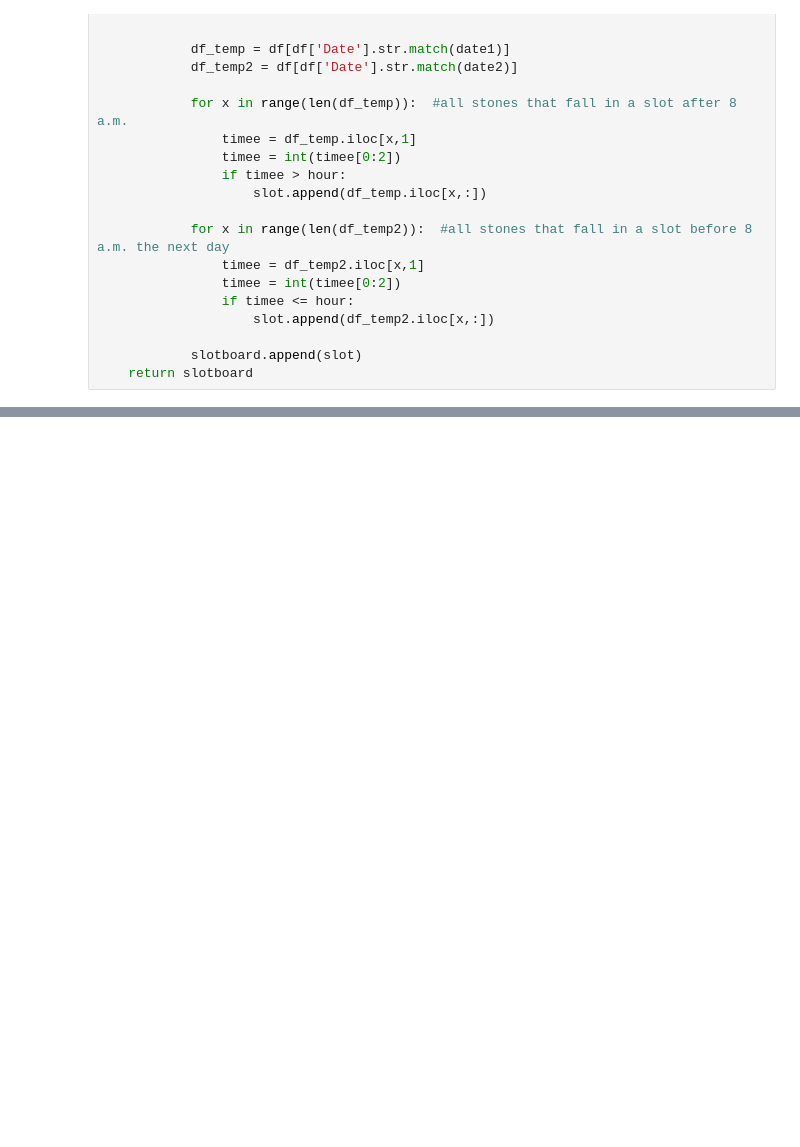
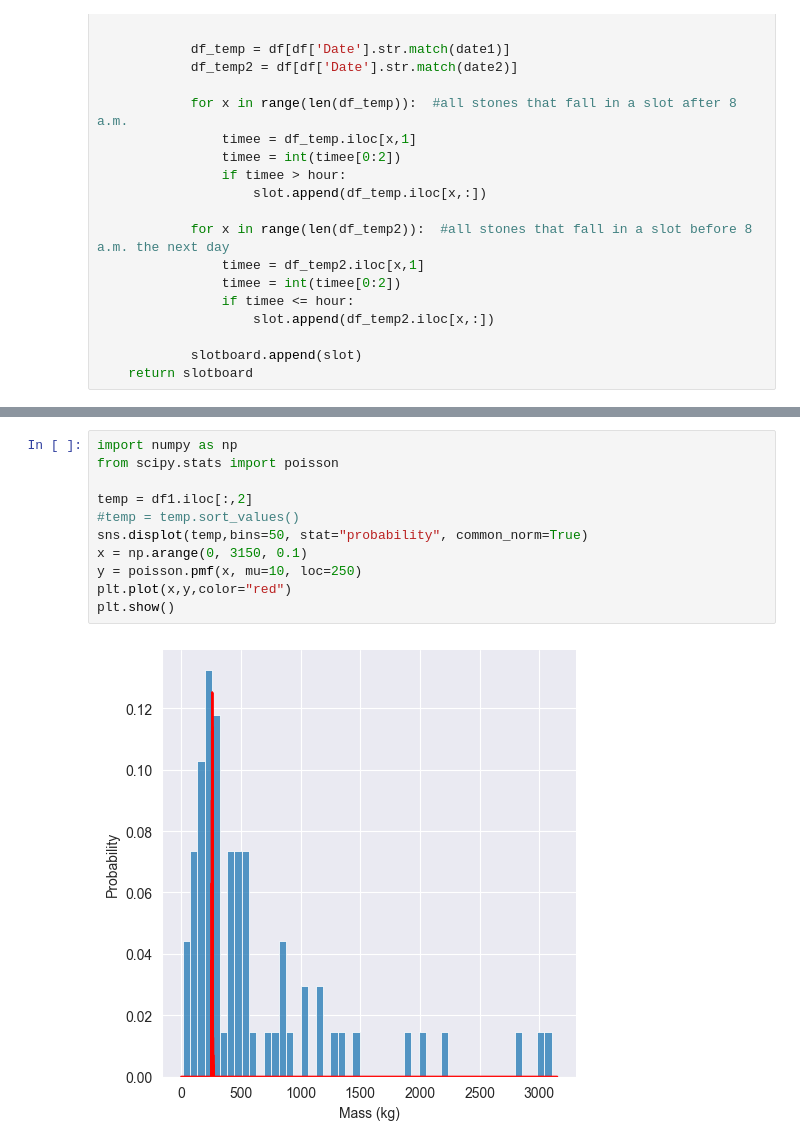
Before and after one commit to lhenchoz/cwm1, a Jupyter notebook: net_incident_calc.ipynb, the cells around one changed output, grey strips where cells are left out. Saved outputs shown, nothing was run; the diff lists cells and outputs as text; blank space fills up the shorter version.

```diff
--- a/net_incident_calc.ipynb
+++ b/net_incident_calc.ipynb
@@ -223,0 +251,13 @@ plt.plot(med)
+# %%
+import numpy as np
+from scipy.stats import poisson
+
+temp = df1.iloc[:,2]
+#temp = temp.sort_values()
+sns.displot(temp,bins=50, stat="probability", common_norm=True)
+x = np.arange(0, 3150, 0.1)
+y = poisson.pmf(x, mu=10, loc=250)
+plt.plot(x,y,color="red")
+plt.show()
+# %% [output]
+[figure, added]
```
Also changed, not shown: parts of 7 cells of this notebook.
